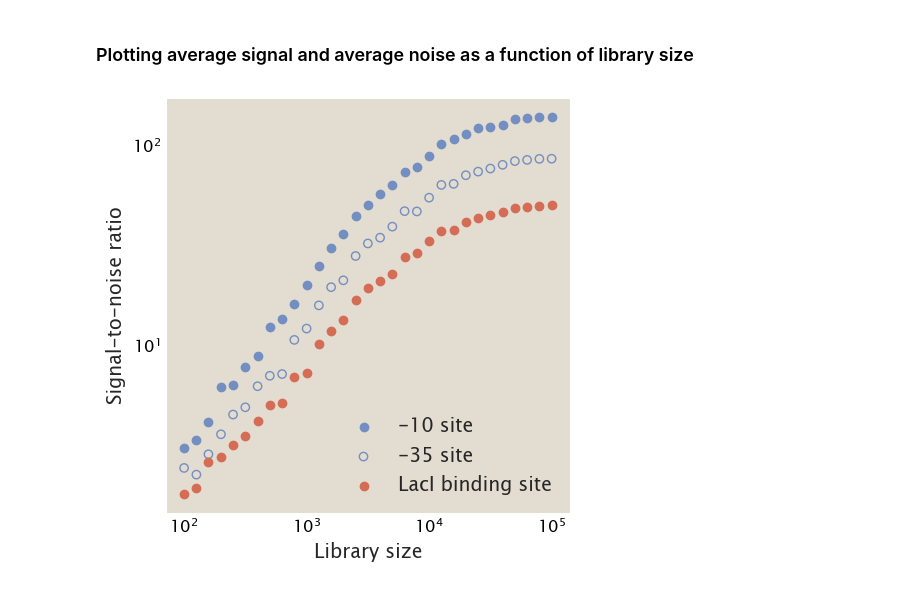
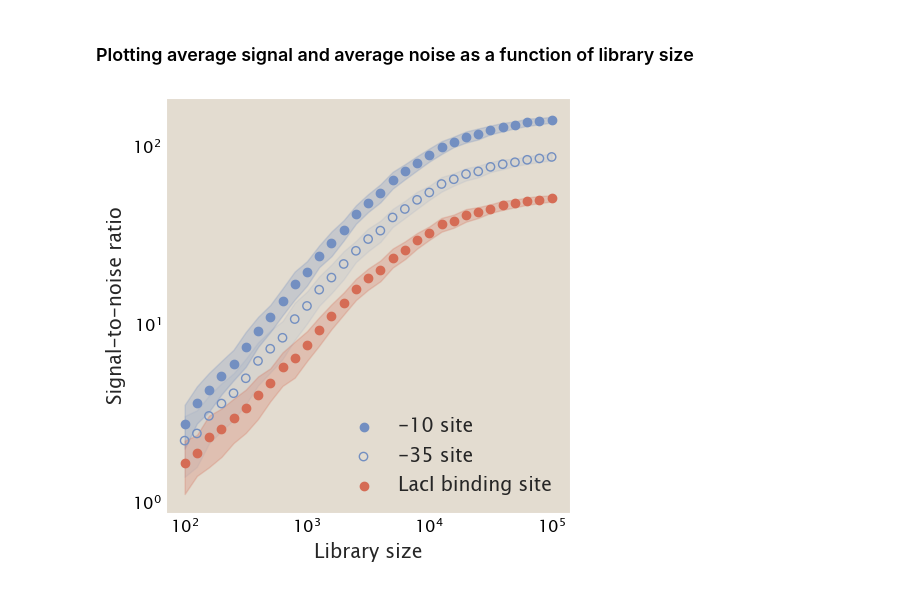
Before and after one commit to RPGroup-PBoC/theoretical_regseq, a Jupyter notebook: figures/figure_notebooks/figure5.ipynb, the cells around one changed output. Drawn from its saved outputs; the diff is of its cells as text; code cells hidden in the pictures.

Commit message:
re-run library size analysis

```diff
--- a/figures/figure_notebooks/figure5.ipynb
+++ b/figures/figure_notebooks/figure5.ipynb
@@ -99,7 +99,7 @@ for i in tqdm(range(len(library_size))):
     rnap10 = []
     rnap35 = []
     lacI = []
-    for j in range(10):
+    for j in range(100):
         size = library_size[i]
 
         df = tregs.simulate.sim(promoter, tregs.simulate.simrep_pbound, [rnap_site, rep_site],
@@ -126,6 +126,6 @@ for i in tqdm(range(len(library_size))):
         rnap10.append(rnap10_signal / rnap10_length / mean_noise)
         rnap35.append(rnap35_signal / rnap35_length / mean_noise)
         lacI.append(lacI_signal / lacI_length / mean_noise)
-    l_stn_ratio_rnap10.append(np.mean(rnap10))
-    l_stn_ratio_rnap35.append(np.mean(rnap35))
-    l_stn_ratio_lacI.append(np.mean(lacI))
+    l_stn_ratio_rnap10.append((np.mean(rnap10), np.std(rnap10)))
+    l_stn_ratio_rnap35.append((np.mean(rnap35), np.std(rnap35)))
+    l_stn_ratio_lacI.append((np.mean(lacI), np.std(lacI)))
@@ -132,17 +146,32 @@ for i in tqdm(range(len(library_size))):
 # %%
 # plot signal-to-noise ratio vs library size
 fig, ax = plt.subplots(figsize=(5, 5))
-ax.scatter(library_size, l_stn_ratio_rnap10, label='-10 site', color='#738FC1')
-ax.scatter(library_size, l_stn_ratio_rnap35, label='-35 site', facecolors='none', edgecolors='#738FC1', )
-ax.scatter(library_size, l_stn_ratio_lacI, label='LacI binding site',
-           color='#D56C55')
+ax.fill_between(library_size,
+                 np.asarray(l_stn_ratio_rnap10)[:, 0] - np.asarray(l_stn_ratio_rnap10)[:, 1],
+                 np.asarray(l_stn_ratio_rnap10)[:, 0] + np.asarray(l_stn_ratio_rnap10)[:, 1],
+                 color='#738FC1', alpha=0.25)
+ax.fill_between(library_size,
+                np.asarray(l_stn_ratio_rnap35)[:, 0] - np.asarray(l_stn_ratio_rnap35)[:, 1],
+                np.asarray(l_stn_ratio_rnap35)[:, 0] + np.asarray(l_stn_ratio_rnap35)[:, 1],
+                color='#738FC1', alpha=0.1)
+ax.fill_between(library_size,
+                np.asarray(l_stn_ratio_lacI)[:, 0] - np.asarray(l_stn_ratio_lacI)[:, 1],
+                np.asarray(l_stn_ratio_lacI)[:, 0] + np.asarray(l_stn_ratio_lacI)[:, 1],
+                color='#D56C55', alpha=0.25)
+
+ax.scatter(library_size, np.asarray(l_stn_ratio_rnap10)[:, 0],
+           label='-10 site', color='#738FC1')
+ax.scatter(library_size, np.asarray(l_stn_ratio_rnap35)[:, 0],
+           label='-35 site', facecolors='none', edgecolors='#738FC1', )
+ax.scatter(library_size, np.asarray(l_stn_ratio_lacI)[:, 0],
+           label='LacI binding site', color='#D56C55')
 ax.set_xscale('log')
 ax.set_xlabel('Library size', fontsize=14)
 ax.set_ylabel('Signal-to-noise ratio',fontsize=14)
 ax.legend(loc='lower right', frameon=False, fontsize=14)
 ax.set_yscale('log')
 
 plt.tight_layout()
 plt.savefig('../plots/fig5/library_size.pdf')
 # %% [output]
-[figure, old version]
+[figure, new version]
```
Also changed, not shown: parts of 4 cells of this notebook, 4 other files.
